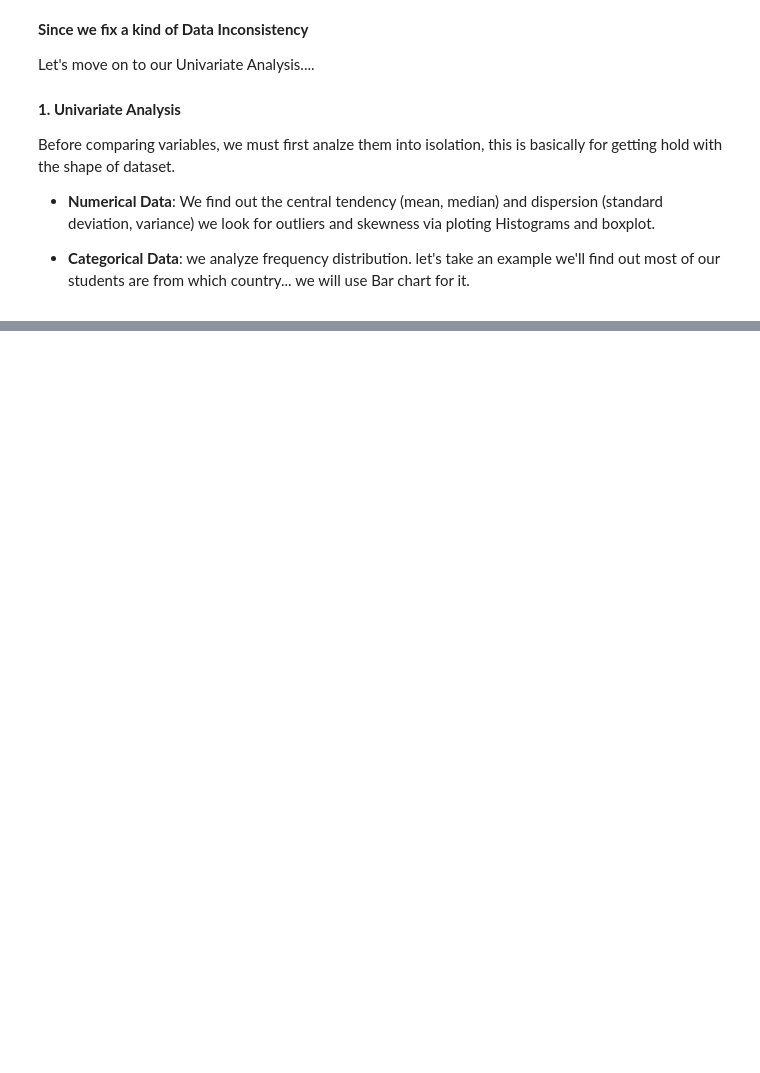
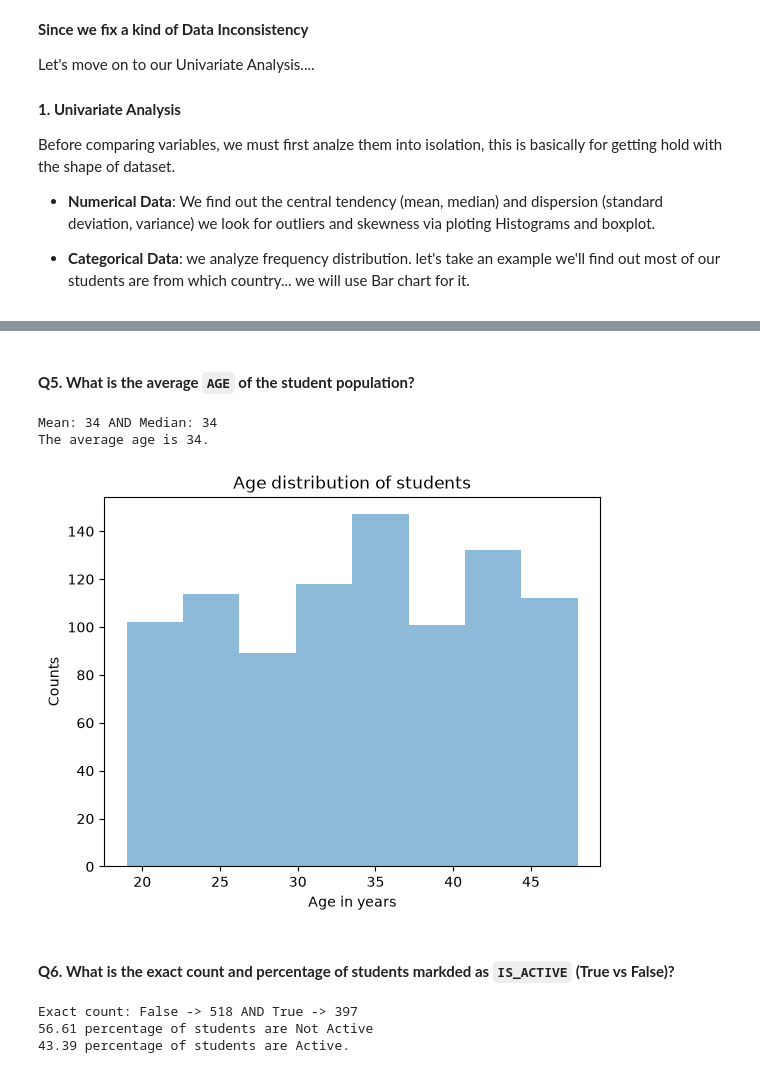
Before and after one commit to sohail-ansari0023/Becoming-A-Data-Analyst, a Jupyter notebook: Exploratory_Data_Analysis/Analytical_Notebooks/EDA_on_university_dataset.ipynb, the cells around one changed output, grey strips where cells are left out. Drawn from its saved outputs; the diff is of its cells as text; code cells hidden in the pictures; blank space fills up the shorter version.

```diff
--- a/Exploratory_Data_Analysis/Analytical_Notebooks/EDA_on_university_dataset.ipynb
+++ b/Exploratory_Data_Analysis/Analytical_Notebooks/EDA_on_university_dataset.ipynb
@@ -157,0 +234,51 @@ NameError: name 'sns' is not defined
+# %% [markdown]
+#### **Q5. What is the average `AGE` of the student population?**
+# %%
+# let's see the distribution
+mean_age: int= round(float(uni_df['AGE'].mean()))
+
+median_age: int = int(uni_df['AGE'].median())
+
+print(f'Mean: {mean_age} AND Median: {median_age}')
+
+print(f'The average age is {mean_age}.')
+
+import matplotlib.pyplot as plt
+
+fig, ax = plt.subplots()
+
+ax.hist(
+    uni_df['AGE'],
+    bins=8,
+    alpha=0.5
+)
+
+ax.set_title('Age distribution of students')
+ax.set_xlabel('Age in years')
+ax.set_ylabel('Counts')
+
+plt.show()
+# %% [output]
+Mean: 34 AND Median: 34
+The average age is 34.
+[figure, added]
+# %% [markdown]
+#### **Q6. What is the exact count and percentage of students markded as `IS_ACTIVE` (True vs False)?**
+# %%
+is_active_series = uni_df['IS_ACTIVE'].value_counts()
+is_active_series[False]
+# we have
+false_count = is_active_series[False]
+true_count = is_active_series[True]
+
+print(f"Exact count: False -> {false_count} AND True -> {true_count}")
+
+false_per: float = 100 / len(uni_df) * false_count
+true_per: float = 100 / len(uni_df) * true_count
+
+print(f'{round(false_per, 2)} percentage of students are Not Active')
+print(f'{round(true_per, 2)} percentage of students are Active.')
+# %% [output]
+Exact count: False -> 518 AND True -> 397
+56.61 percentage of students are Not Active
+43.39 percentage of students are Active.
```
Also changed, not shown: parts of 53 cells of this notebook.
